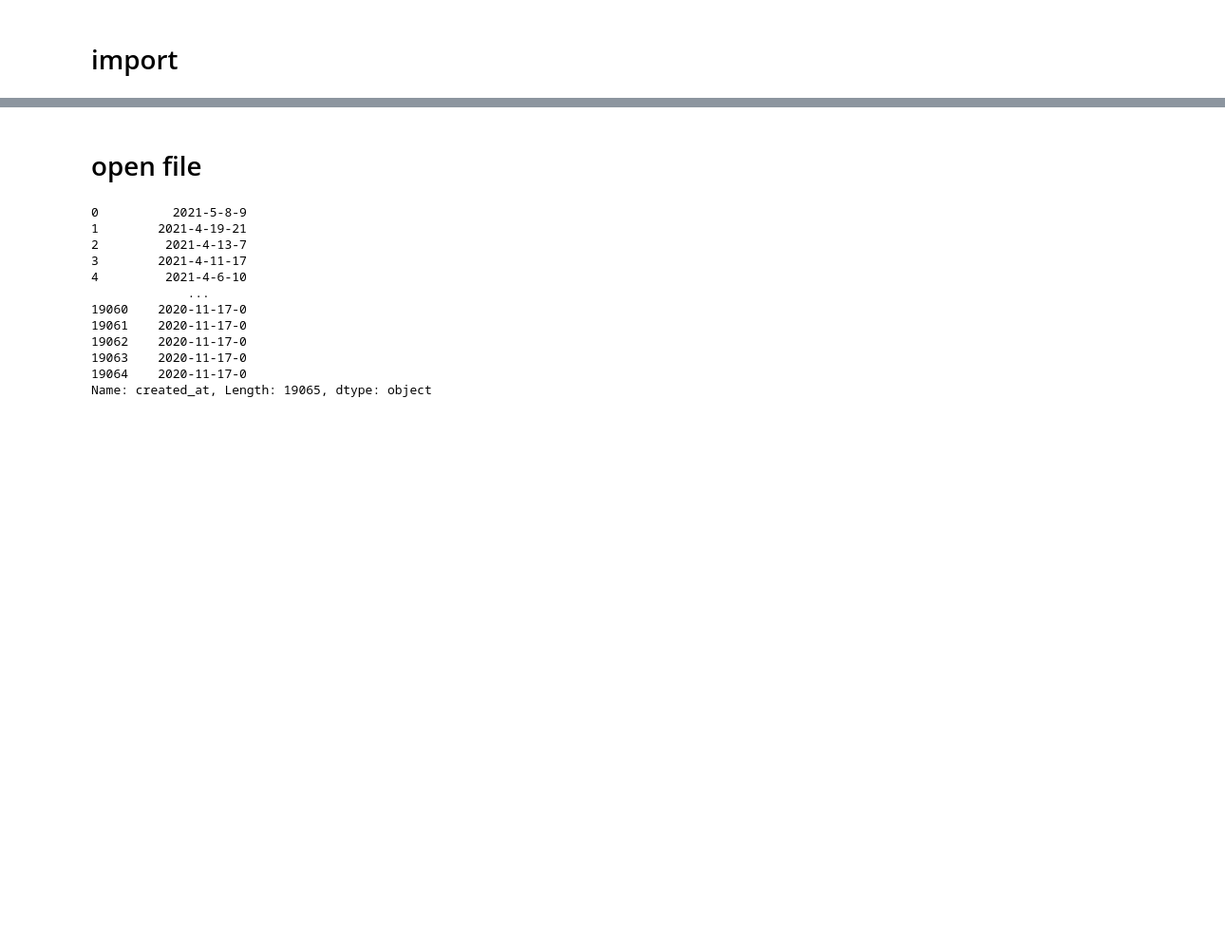
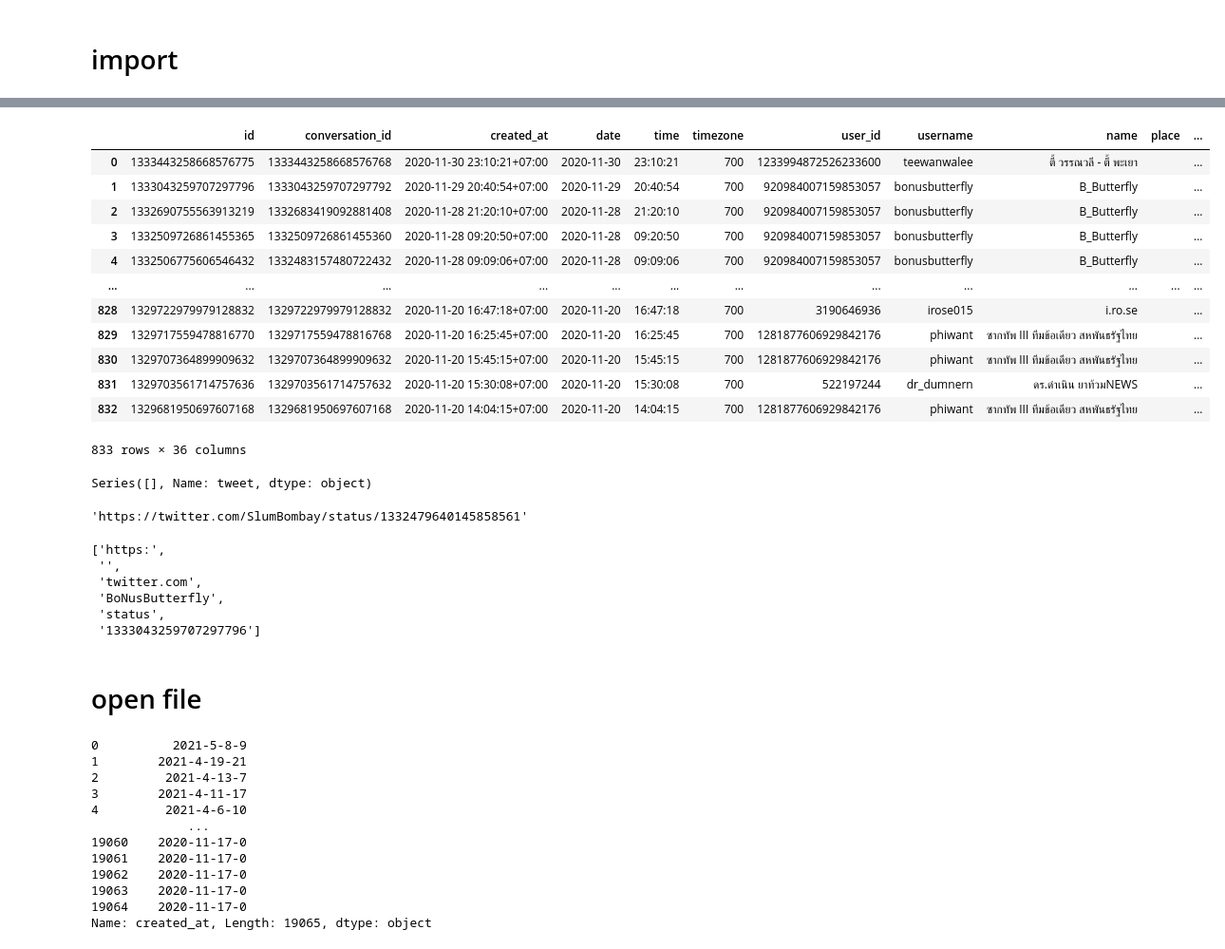
Before and after one commit to nozomiyamada/twitter_analysis, a Jupyter notebook: processing.ipynb, the cells around one changed output, grey strips where cells are left out. Shown: that part at 95% size. Drawn from its saved outputs; the diff is of its cells as text; code cells hidden in the pictures; blank space fills up the shorter version.

```diff
--- a/processing.ipynb
+++ b/processing.ipynb
@@ -47,0 +49,25 @@ for i, f in enumerate(sorted(jsons)):
+# %%
+test = pd.read_json(jsons[-1], lines=True)
+test
+# %% [output]
+|  | id | conversation_id | created_at | date | time | timezone | user_id | username | name | place | ... |
+| 0 | 1333443258668576775 | 1333443258668576768 | 2020-11-30 23:10:21+07:00 | 2020-11-30 | 23:10:21 | 700 | 1233994872526233600 | teewanwalee | ตี้ วรรณวลี - ตี้ พะเยา |  | ... |
+| 1 | 1333043259707297796 | 1333043259707297792 | 2020-11-29 20:40:54+07:00 | 2020-11-29 | 20:40:54 | 700 | 920984007159853057 | bonusbutterfly | B_Butterfly |  | ... |
+| 2 | 1332690755563913219 | 1332683419092881408 | 2020-11-28 21:20:10+07:00 | 2020-11-28 | 21:20:10 | 700 | 920984007159853057 | bonusbutterfly | B_Butterfly |  | ... |
+| 3 | 1332509726861455365 | 1332509726861455360 | 2020-11-28 09:20:50+07:00 | 2020-11-28 | 09:20:50 | 700 | 920984007159853057 | bonusbutterfly | B_Butterfly |  | ... |
+| 4 | 1332506775606546432 | 1332483157480722432 | 2020-11-28 09:09:06+07:00 | 2020-11-28 | 09:09:06 | 700 | 920984007159853057 | bonusbutterfly | B_Butterfly |  | ... |
+| ... | ... | ... | ... | ... | ... | ... | ... | ... | ... | ... | ... |
+| 828 | 1329722979979128832 | 1329722979979128832 | 2020-11-20 16:47:18+07:00 | 2020-11-20 | 16:47:18 | 700 | 3190646936 | irose015 | i.ro.se |  | ... |
+| 829 | 1329717559478816770 | 1329717559478816768 | 2020-11-20 16:25:45+07:00 | 2020-11-20 | 16:25:45 | 700 | 1281877606929842176 | phiwant | ซากทัพ III ทีมข้อเดียว สหพันธรัฐไทย |  | ... |
+| 830 | 1329707364899909632 | 1329707364899909632 | 2020-11-20 15:45:15+07:00 | 2020-11-20 | 15:45:15 | 700 | 1281877606929842176 | phiwant | ซากทัพ III ทีมข้อเดียว สหพันธรัฐไทย |  | ... |
+| 831 | 1329703561714757636 | 1329703561714757632 | 2020-11-20 15:30:08+07:00 | 2020-11-20 | 15:30:08 | 700 | 522197244 | dr_dumnern | ดร.ดำเนิน ยาท้วมNEWS |  | ... |
+| 832 | 1329681950697607168 | 1329681950697607168 | 2020-11-20 14:04:15+07:00 | 2020-11-20 | 14:04:15 | 700 | 1281877606929842176 | phiwant | ซากทัพ III ทีมข้อเดียว สหพันธรัฐไทย |  | ... |
+833 rows × 36 columns
+# %%
+test[test.username == 'OjrAmm'].tweet
+# %% [output]
+Series([], Name: tweet, dtype: object)
+# %%
+test.iloc[3].quote_url
+# %% [output]
+'https://twitter.com/SlumBombay/status/1332479640145858561'
@@ -48,3 +76,12 @@ for i, f in enumerate(sorted(jsons)):
+# %%
+test.iloc[1].link.split('/')
+# %% [output]
+['https:',
+ '',
+ 'twitter.com',
+ 'BoNusButterfly',
+ 'status',
+ '1333043259707297796']
 # %% [markdown]
 # open file
 # %%
```
Also changed, not shown: parts of 2 cells of this notebook, 3 other files.
